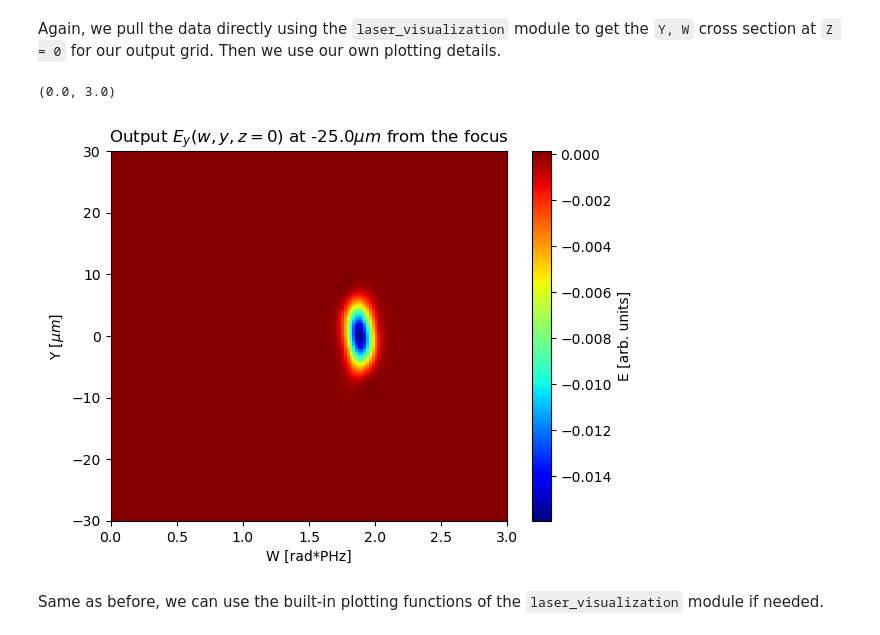
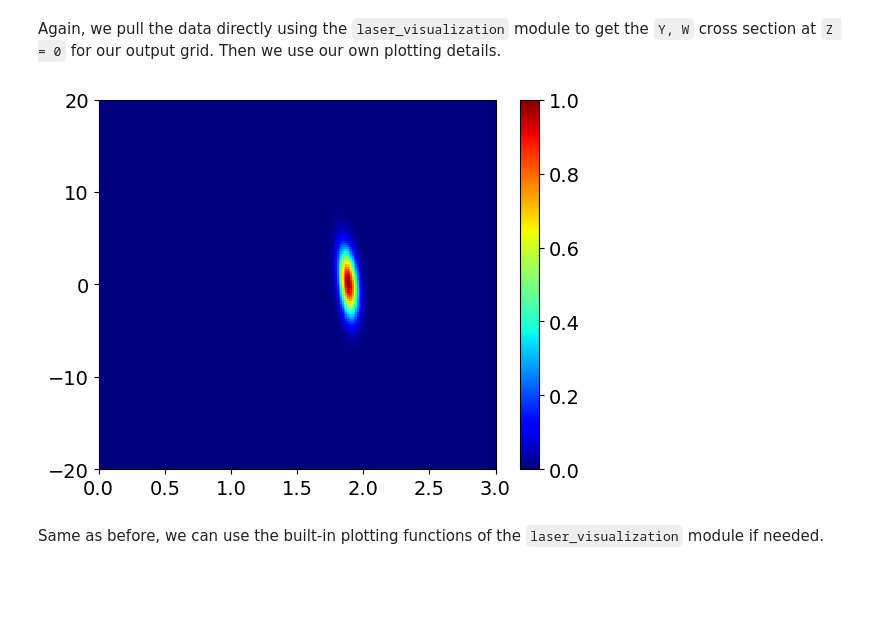
Before and after one commit to kcharbo3/Arbitrary-Laser-Fields-for-PIC, a Jupyter notebook: notebooks/Tutorial.ipynb, the cells around one changed output. Cells and saved outputs as stored; diff of their text form; code cells hidden in the pictures; blank space fills up the shorter version.

Commit message:
tutorial and paper sims

```diff
--- a/notebooks/Tutorial.ipynb
+++ b/notebooks/Tutorial.ipynb
@@ -95,7 +95,7 @@ DELTAX = 0 * WAIST_IN
 # Used for spatial chirp
 USE_GRATING_EQ = True
 ALPHA = 0
-GRATING_SEPARATION = 8.25e4
+GRATING_SEPARATION = 30e4
 
 
 PULSE_FWHM = 25
@@ -212,24 +220,32 @@ Again, we pull the data directly using the `laser_visualization` module to get t
 # %%
 plt.figure()
 
 ybound = Y_OUTPUT_RANGE
 wbound = input_field.prop.omegas.max()
 ew_output = laser_visualization.get_Ew_YW(input_field, z_val=0, is_Ey=True, ybound=ybound, wbound=wbound, is_output=True)
 
 start_index = np.argmin(np.abs(input_field.prop.omegas - 0))
 end_index = np.argmin(np.abs(input_field.prop.omegas - wbound))
 
 ew_output_imshow = np.flip(ew_output[start_index:end_index, :].T, axis=0)
 
-plt.imshow(ew_output_imshow.real, aspect='auto', extent=[0, wbound, -ybound, ybound], cmap='jet', interpolation="None")
-plt.xlabel('W [rad*PHz]')
-plt.ylabel('Y [$\\mu m$]')
-plt.title("Output $E_{y}(w, y, z=0)$ at " + str(OUTPUT_DISTANCE_FROM_FOCUS) + "$\\mu m$ from the focus")
-plt.colorbar(label="E [arb. units]")
+Iw_output_imshow = np.abs(ew_output_imshow)**2
+Iw_output_imshow = Iw_output_imshow / Iw_output_imshow.max()
+
+plt.imshow(Iw_output_imshow.real, aspect='auto', extent=[0, wbound, -ybound, ybound], cmap='jet', interpolation="None")
+plt.xticks(np.array([0, .5, 1, 1.5, 2, 2.5, 3]), fontsize=14)
+plt.yticks(np.array([-20, -10, 0, 10, 20]), fontsize=14)
+cbar = plt.colorbar(ticks=[0, .2, .4, .6, .8, 1])
+cbar.ax.tick_params(labelsize=14)
+#plt.xlabel('W [rad*PHz]')
+#plt.ylabel('Y [$\\mu m$]')
+#plt.title("Output $I_{y}(w, y, z=0)$ at " + str(OUTPUT_DISTANCE_FROM_FOCUS) + "$\\mu m$ from the focus")
+#plt.colorbar(label="I [arb. units]")
 plt.xlim(0, 3)
+plt.ylim(-20, 20)
+plt.savefig("/Users/kylecharbonnet/Desktop/Tutorial_Plots/" + "outputIw", transparent=True)
 # %% [output]
-(0.0, 3.0)
-[figure, old version]
+[figure, new version]
 # %% [markdown]
 Same as before, we can use the built-in plotting functions of the `laser_visualization` module if needed.
 # %%
```
Also changed, not shown: parts of 9 cells of this notebook, 15 other files.
